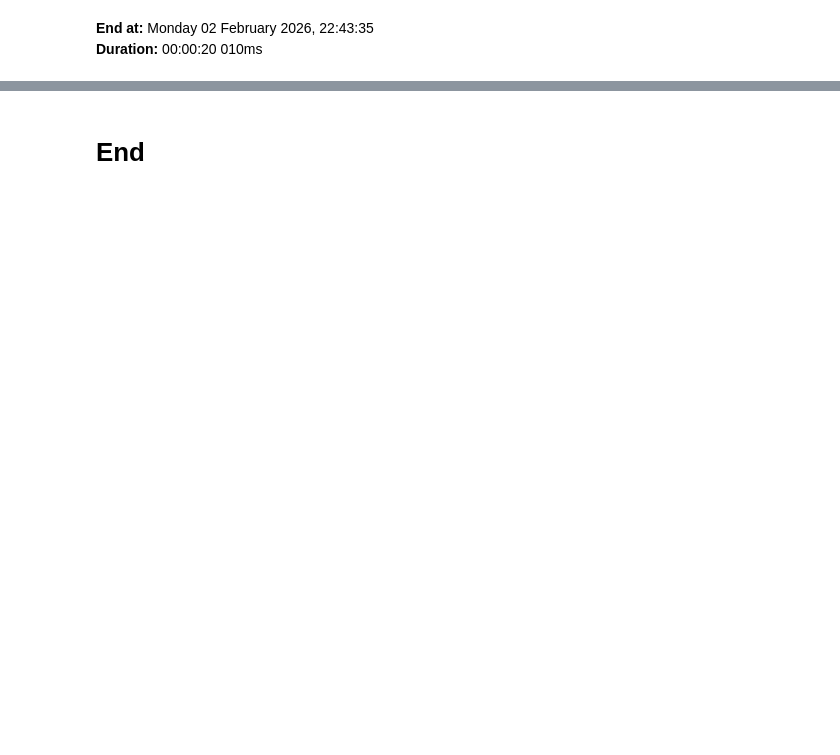
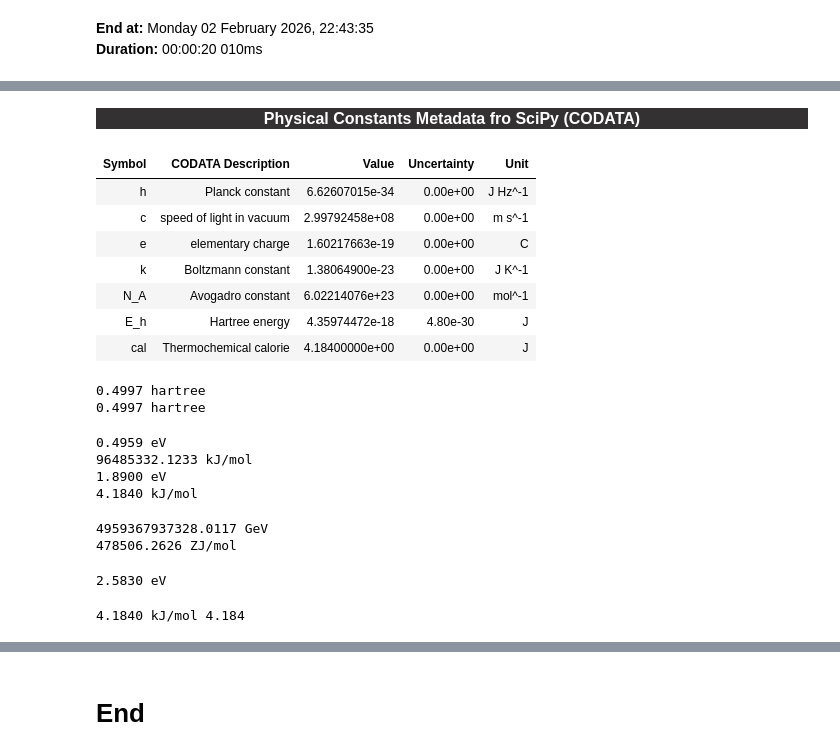
Before and after one commit to rpoteau/pyphyschemtools, a Jupyter notebook: Examples.ipynb, the cells around one changed output, grey strips where cells are left out. Drawn from its saved outputs; the diff is of its cells as text; code cells hidden in the pictures; blank space fills up the shorter version.

```diff
--- a/Examples.ipynb
+++ b/Examples.ipynb
@@ -296,0 +326,46 @@ t4pPC.end()
+# %%
+from pyphyschemtools import Energy
+
+Energy.show_constants_metadata()
+# %% [output]
+Physical Constants Metadata fro SciPy (CODATA)
+| Symbol | CODATA Description | Value | Uncertainty | Unit |
+| h | Planck constant | 6.62607015e-34 | 0.00e+00 | J Hz^-1 |
+| c | speed of light in vacuum | 2.99792458e+08 | 0.00e+00 | m s^-1 |
+| e | elementary charge | 1.60217663e-19 | 0.00e+00 | C |
+| k | Boltzmann constant | 1.38064900e-23 | 0.00e+00 | J K^-1 |
+| N_A | Avogadro constant | 6.02214076e+23 | 0.00e+00 | mol^-1 |
+| E_h | Hartree energy | 4.35974472e-18 | 4.80e-30 | J |
+| cal | Thermochemical calorie | 4.18400000e+00 | 0.00e+00 | J |
+# %%
+print(Energy.parse("13.59844 eV").to('hartree'))
+print(Energy(13.59844, 'eV').to('hartree'))
+# %% [output]
+0.4997 hartree
+0.4997 hartree
+# %%
+print(Energy.parse("4000 cm-1").to('eV'))
+print(Energy.parse("1 MeV").to('kJ/mol'))
+print(Energy.parse("656 nm").to('eV'))
+print(Energy.parse("1 kcal/mol").to('kJ/mol'))
+# %% [output]
+0.4959 eV
+96485332.1233 kJ/mol
+1.8900 eV
+4.1840 kJ/mol
+# %%
+print(Energy.parse("4000 ym-1").to('GeV'))
+print(Energy.parse("4000 ym-1").to('ZJ/mol'))
+# %% [output]
+4959367937328.0117 GeV
+478506.2626 ZJ/mol
+# %%
+l = 480
+print(Energy.parse(f"{l} nm").to('eV'))
+# %% [output]
+2.5830 eV
+# %%
+e = Energy.parse("1 kcal/mol").to('kJ/mol')
+print(e,e.value)
+# %% [output]
+4.1840 kJ/mol 4.184
```
Also changed, not shown: parts of 4 cells of this notebook, 42 other files.
